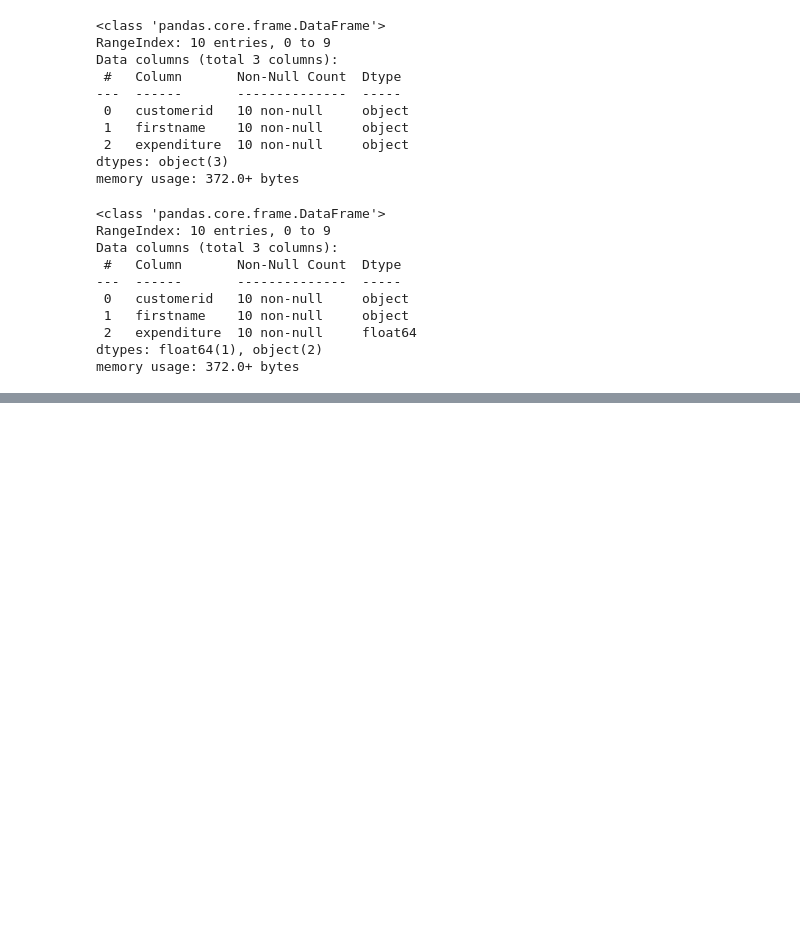
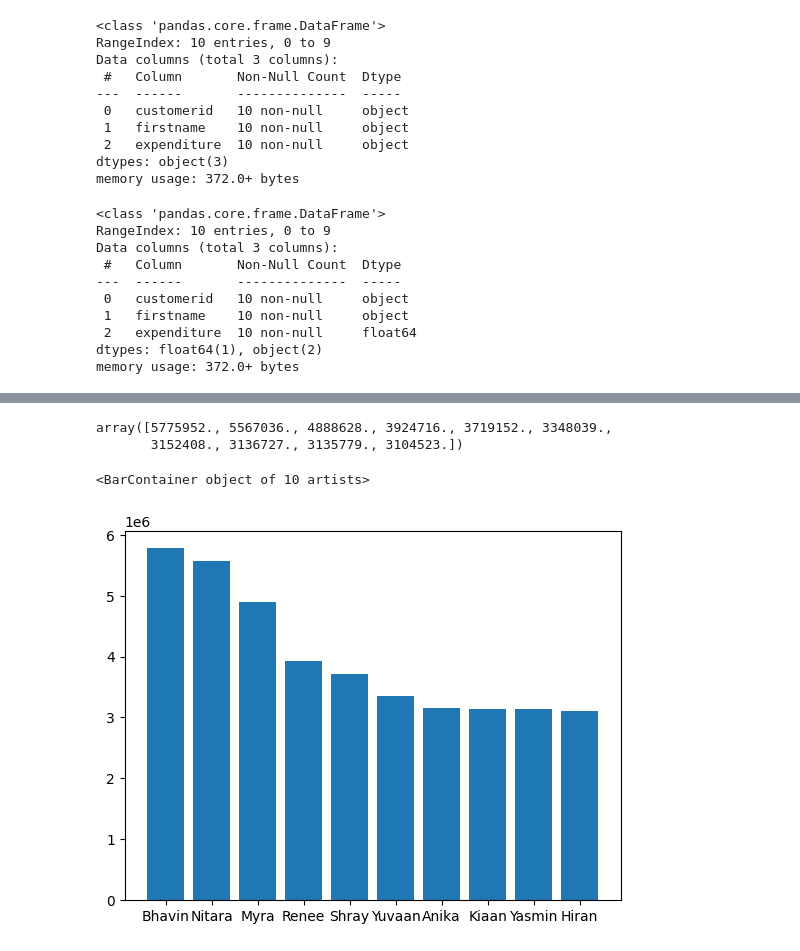
Before and after one commit to Manisha0125/Ecommerce_Analysis, a Jupyter notebook: swiftmarket.ipynb, the cells around one changed output, grey strips where cells are left out. Drawn from its saved outputs; the diff is of its cells as text; code cells hidden in the pictures; blank space fills up the shorter version.

```diff
--- a/swiftmarket.ipynb
+++ b/swiftmarket.ipynb
@@ -201,0 +313,11 @@ plt.bar(height=customer_exp,x=customer_name)
+# %%
+query ='''select monthname(s.saledate) ,e.firstname ,sum(s.TotalPrice) as totalsales
+from salesdata s
+join employees e
+on s.EmployeeID = e.EmployeeID
+where monthname(s.saledate) ="january"
+group by monthname(s.saledate),e.firstname
+order by totalsales desc
+limit 10;'''
+
+df = read_query(query=query)
@@ -201,0 +338,14 @@ plt.bar(height=customer_exp,x=customer_name)
+# %%
+firstname =df['firstname'].values
+# %%
+df['totalsales'] =df['totalsales'].values.astype(float)
+df['totalsales'].values
+# %% [output]
+array([5775952., 5567036., 4888628., 3924716., 3719152., 3348039.,
+       3152408., 3136727., 3135779., 3104523.])
+# %%
+plt
+plt.bar(height=df['totalsales'].values , x= firstname )
+# %% [output]
+<BarContainer object of 10 artists>
+[figure, added]
```
Also changed, not shown: parts of 31 cells of this notebook, 1 other file.
